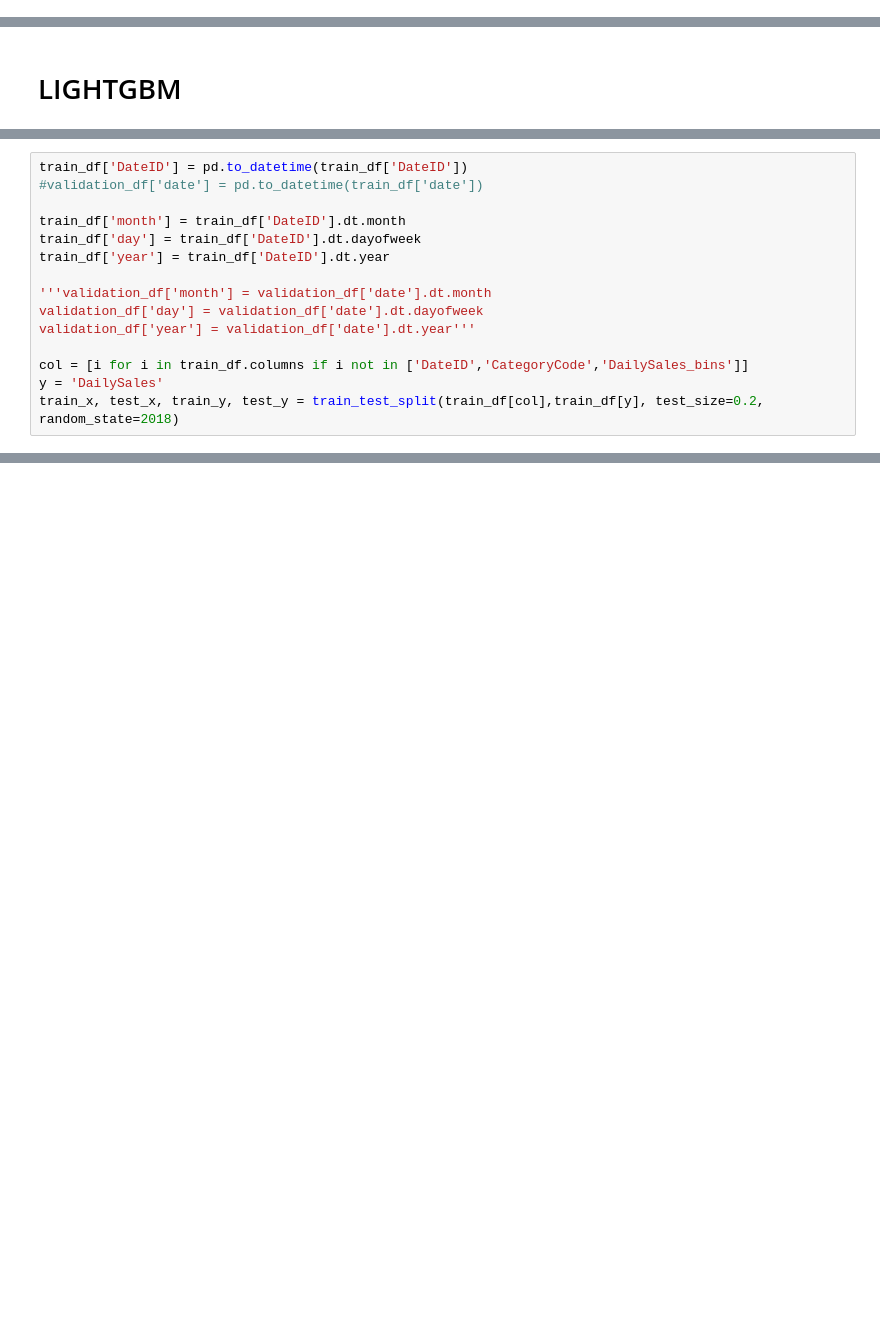
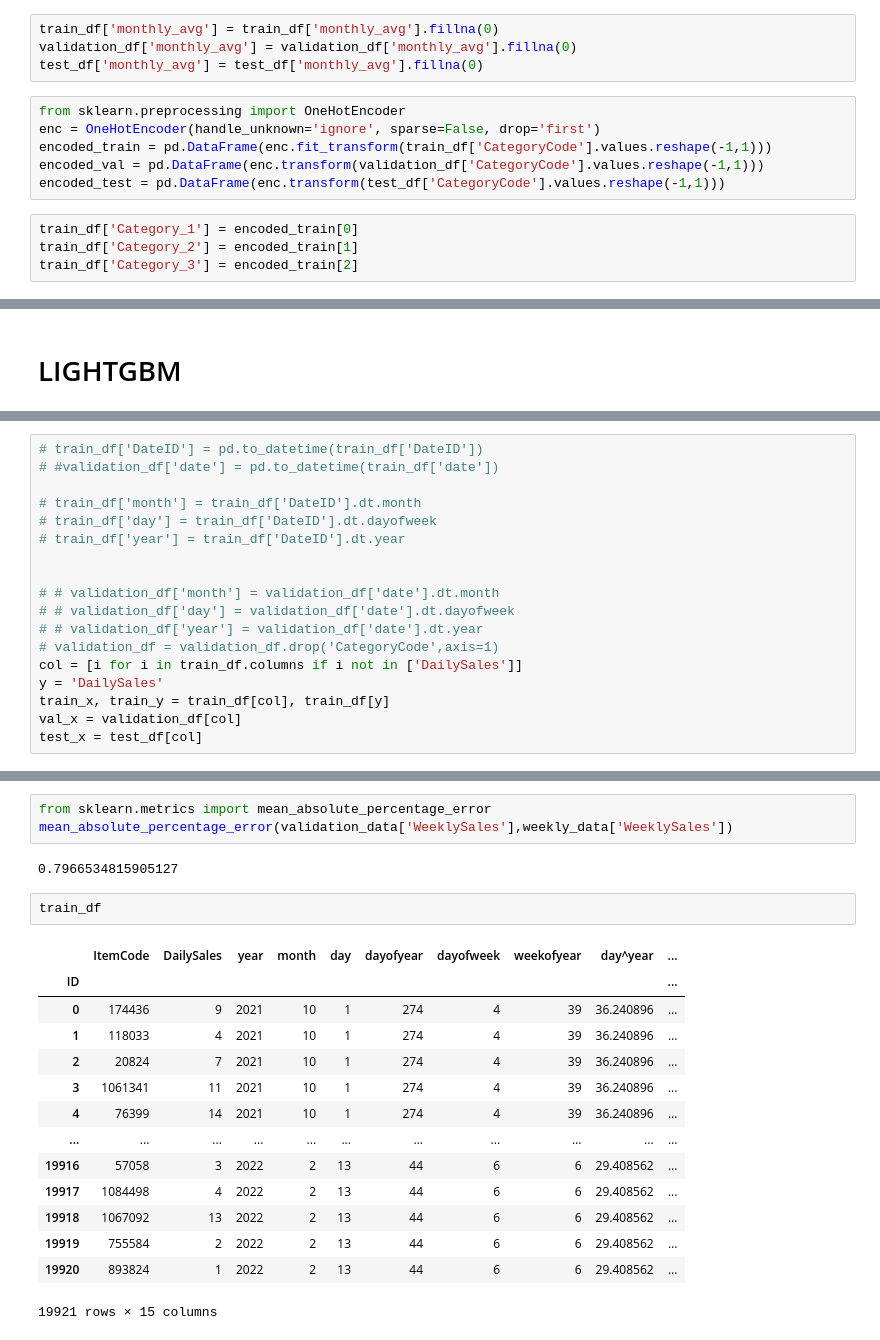
Before and after one commit to Sachini007/Data-Storm-3.0, a Jupyter notebook: 03-26/main.ipynb, the cells around one changed output, grey strips where cells are left out. Saved outputs shown, nothing was run; the diff lists cells and outputs as text; blank space fills up the shorter version.

```diff
--- a/03-26/main.ipynb
+++ b/03-26/main.ipynb
@@ -244,0 +461,14 @@ After filter: (100, 5)
+# %%
+train_df['monthly_avg'] = train_df['monthly_avg'].fillna(0)
+validation_df['monthly_avg'] = validation_df['monthly_avg'].fillna(0)
+test_df['monthly_avg'] = test_df['monthly_avg'].fillna(0)
+# %%
+from sklearn.preprocessing import OneHotEncoder
+enc = OneHotEncoder(handle_unknown='ignore', sparse=False, drop='first')
+encoded_train = pd.DataFrame(enc.fit_transform(train_df['CategoryCode'].values.reshape(-1,1)))
+encoded_val = pd.DataFrame(enc.transform(validation_df['CategoryCode'].values.reshape(-1,1)))
+encoded_test = pd.DataFrame(enc.transform(test_df['CategoryCode'].values.reshape(-1,1)))
+# %%
+train_df['Category_1'] = encoded_train[0]
+train_df['Category_2'] = encoded_train[1]
+train_df['Category_3'] = encoded_train[2]
@@ -253,16 +562,19 @@ Index(['CategoryCode', 'ItemCode', 'DateID', 'DailySales', 'DailySales_bins',
 # %%
-train_df['DateID'] = pd.to_datetime(train_df['DateID'])
-#validation_df['date'] = pd.to_datetime(train_df['date'])
+# train_df['DateID'] = pd.to_datetime(train_df['DateID'])
+# #validation_df['date'] = pd.to_datetime(train_df['date'])
 
-train_df['month'] = train_df['DateID'].dt.month
-train_df['day'] = train_df['DateID'].dt.dayofweek
-train_df['year'] = train_df['DateID'].dt.year
+# train_df['month'] = train_df['DateID'].dt.month
+# train_df['day'] = train_df['DateID'].dt.dayofweek
+# train_df['year'] = train_df['DateID'].dt.year
 
-'''validation_df['month'] = validation_df['date'].dt.month
-validation_df['day'] = validation_df['date'].dt.dayofweek
-validation_df['year'] = validation_df['date'].dt.year'''
 
-col = [i for i in train_df.columns if i not in ['DateID','CategoryCode','DailySales_bins']]
+# # validation_df['month'] = validation_df['date'].dt.month
+# # validation_df['day'] = validation_df['date'].dt.dayofweek
+# # validation_df['year'] = validation_df['date'].dt.year
+# validation_df = validation_df.drop('CategoryCode',axis=1)
+col = [i for i in train_df.columns if i not in ['DailySales']]
 y = 'DailySales'
-train_x, test_x, train_y, test_y = train_test_split(train_df[col],train_df[y], test_size=0.2, random_state=2018)
+train_x, train_y = train_df[col], train_df[y]
+val_x = validation_df[col]
+test_x = test_df[col]
 # %%
@@ -326,0 +823,22 @@ Epoch 25/25
+# %%
+from sklearn.metrics import mean_absolute_percentage_error
+mean_absolute_percentage_error(validation_data['WeeklySales'],weekly_data['WeeklySales'])
+# %% [output]
+0.7966534815905127
+# %%
+train_df
+# %% [output]
+|  | ItemCode | DailySales | year | month | day | dayofyear | dayofweek | weekofyear | day^year | ... |
+| ID |  |  |  |  |  |  |  |  |  | ... |
+| 0 | 174436 | 9 | 2021 | 10 | 1 | 274 | 4 | 39 | 36.240896 | ... |
+| 1 | 118033 | 4 | 2021 | 10 | 1 | 274 | 4 | 39 | 36.240896 | ... |
+| 2 | 20824 | 7 | 2021 | 10 | 1 | 274 | 4 | 39 | 36.240896 | ... |
+| 3 | 1061341 | 11 | 2021 | 10 | 1 | 274 | 4 | 39 | 36.240896 | ... |
+| 4 | 76399 | 14 | 2021 | 10 | 1 | 274 | 4 | 39 | 36.240896 | ... |
+| ... | ... | ... | ... | ... | ... | ... | ... | ... | ... | ... |
+| 19916 | 57058 | 3 | 2022 | 2 | 13 | 44 | 6 | 6 | 29.408562 | ... |
+| 19917 | 1084498 | 4 | 2022 | 2 | 13 | 44 | 6 | 6 | 29.408562 | ... |
+| 19918 | 1067092 | 13 | 2022 | 2 | 13 | 44 | 6 | 6 | 29.408562 | ... |
+| 19919 | 755584 | 2 | 2022 | 2 | 13 | 44 | 6 | 6 | 29.408562 | ... |
+| 19920 | 893824 | 1 | 2022 | 2 | 13 | 44 | 6 | 6 | 29.408562 | ... |
+19921 rows × 15 columns
```
Also changed, not shown: parts of 82 cells of this notebook.
